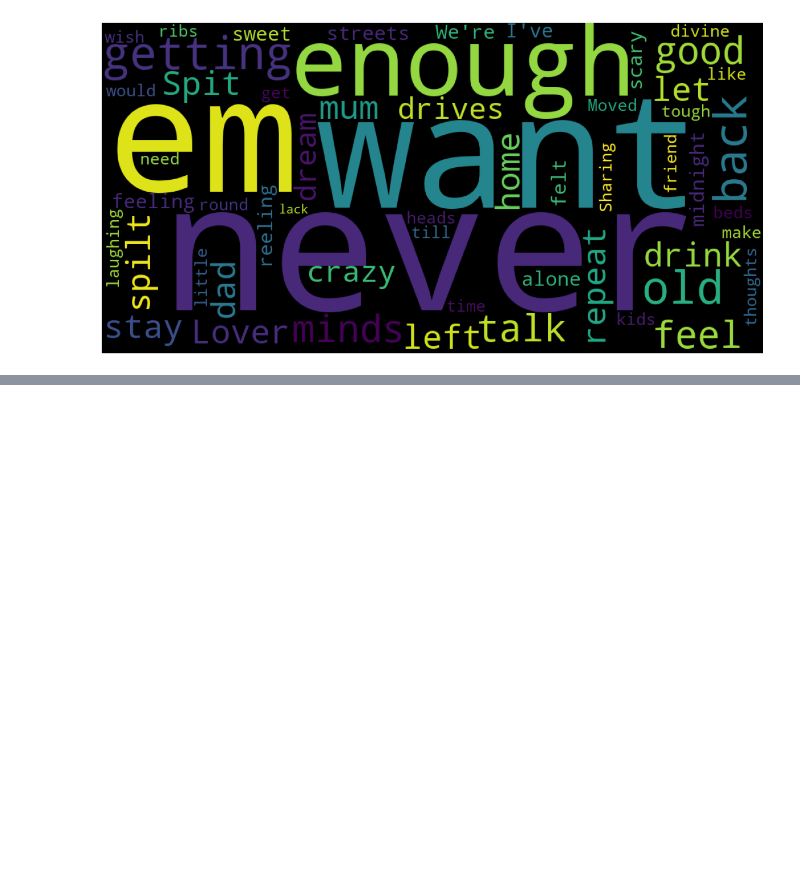
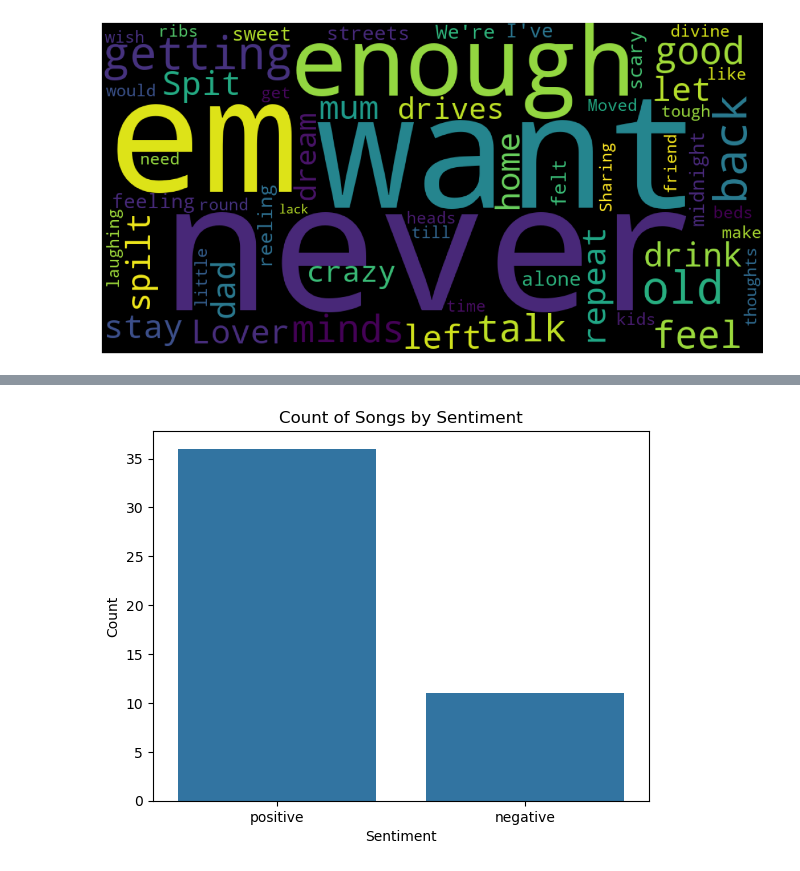
Before and after one commit to ashkren/Lorde-Sentiment-Analysis, a Jupyter notebook: lorde_code.ipynb, the cells around one changed output, grey strips where cells are left out. Cells and saved outputs as stored; diff of their text form; code cells hidden in the pictures; blank space fills up the shorter version.

```diff
--- a/lorde_code.ipynb
+++ b/lorde_code.ipynb
@@ -379,0 +445,18 @@ lorde_df.to_csv('lorde_df.csv', index=False)
+# %%
+# Function to extract emotion scores
+def get_emotion_scores(lyrics):
+    emotion = NRCLex(lyrics)
+    return emotion.raw_emotion_scores
+
+# Apply to the dataframe
+lorde_df['emotion_scores'] = lorde_df['lyrics'].apply(get_emotion_scores)
+
+
+# Expand the emotion scores dictionary into separate columns
+emotion_df = pd.json_normalize(lorde_df['emotion_scores'])
+
+# Combine the new emotion columns with the original DataFrame
+lorde_df = pd.concat([lorde_df, emotion_df], axis=1)
+
+# Display the updated DataFrame
+lorde_df = lorde_df.drop('emotion_scores', axis=1)
@@ -379,0 +496,3 @@ lorde_df.to_csv('lorde_df.csv', index=False)
+# %%
+# Replacing null values with 0
+lorde_df = lorde_df.fillna(0)
@@ -379,0 +519,12 @@ lorde_df.to_csv('lorde_df.csv', index=False)
+# %%
+# Bar Plot of sentiments
+sentiment_counts = lorde_df['sentiment'].value_counts()
+
+sns.barplot(x=sentiment_counts.index, y=sentiment_counts.values)
+
+plt.xlabel('Sentiment')
+plt.ylabel('Count')
+plt.title('Count of Songs by Sentiment')
+plt.show()
+# %% [output]
+[figure, added]
```
Also changed, not shown: parts of 26 cells of this notebook, 1 other file.
